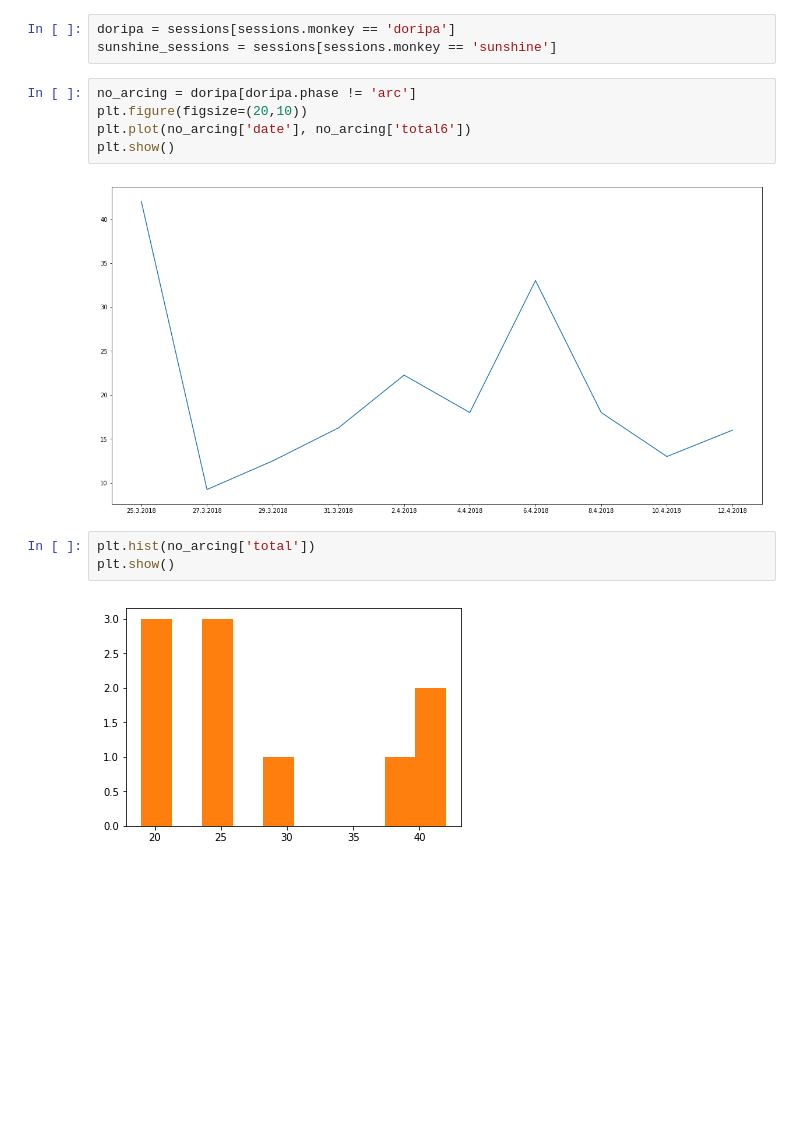
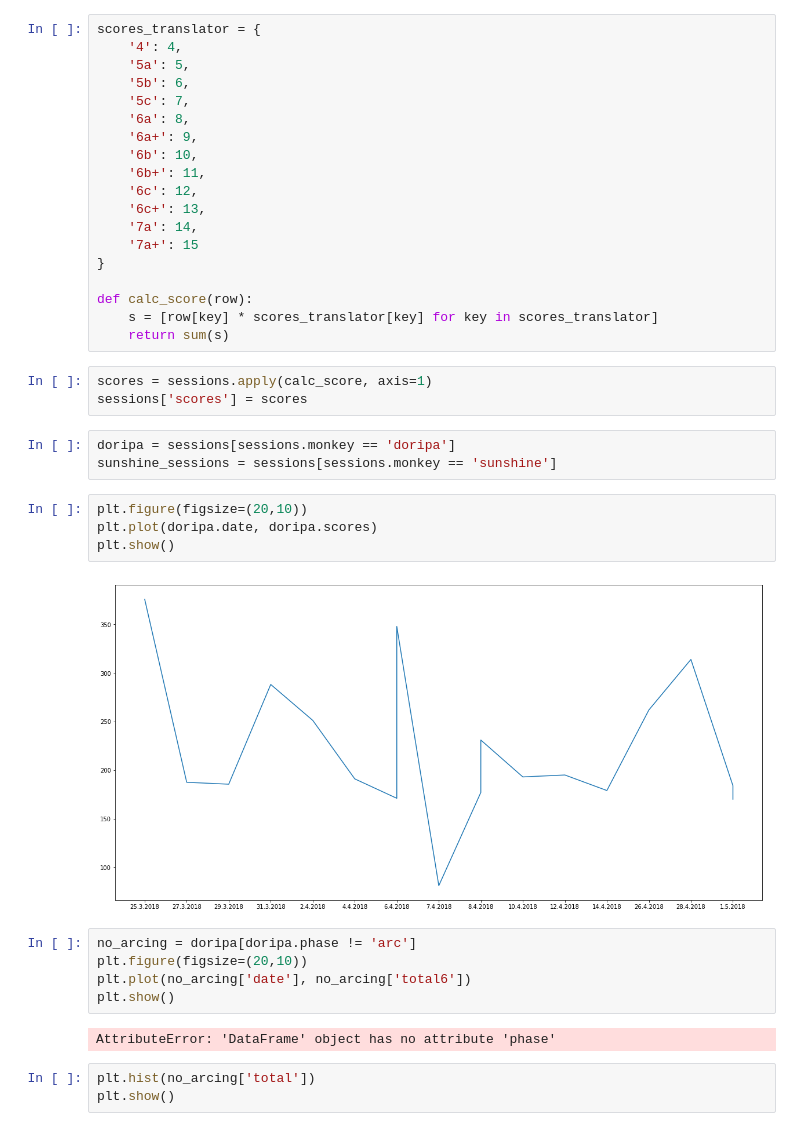
Before and after one commit to gardiac2002/monkies, a Jupyter notebook: Sessions Analysis.ipynb, the cells around one changed output. Saved outputs shown, nothing was run; the diff lists cells and outputs as text; blank space fills up the shorter version.

```diff
--- a/Sessions Analysis.ipynb
+++ b/Sessions Analysis.ipynb
@@ -27,15 +24,41 @@ sessions
+# %%
+scores_translator = {
+    '4': 4,
+    '5a': 5,
+    '5b': 6,
+    '5c': 7,
+    '6a': 8,
+    '6a+': 9,
+    '6b': 10,
+    '6b+': 11,
+    '6c': 12,
+    '6c+': 13,
+    '7a': 14,
+    '7a+': 15
+}
+
+def calc_score(row):
+    s = [row[key] * scores_translator[key] for key in scores_translator]
+    return sum(s)
+# %%
+scores = sessions.apply(calc_score, axis=1)
+sessions['scores'] = scores
 # %%
 doripa = sessions[sessions.monkey == 'doripa']
 sunshine_sessions = sessions[sessions.monkey == 'sunshine']
+# %%
+plt.figure(figsize=(20,10))
+plt.plot(doripa.date, doripa.scores)
+plt.show()
+# %% [output]
+[figure, added]
 # %%
 no_arcing = doripa[doripa.phase != 'arc']
 plt.figure(figsize=(20,10))
 plt.plot(no_arcing['date'], no_arcing['total6'])
 plt.show()
 # %% [output]
-[figure, removed]
+AttributeError: 'DataFrame' object has no attribute 'phase'
 # %%
 plt.hist(no_arcing['total'])
 plt.show()
-# %% [output]
-[figure, removed]
```
Also changed, not shown: parts of 2 cells of this notebook, 2 other files.
